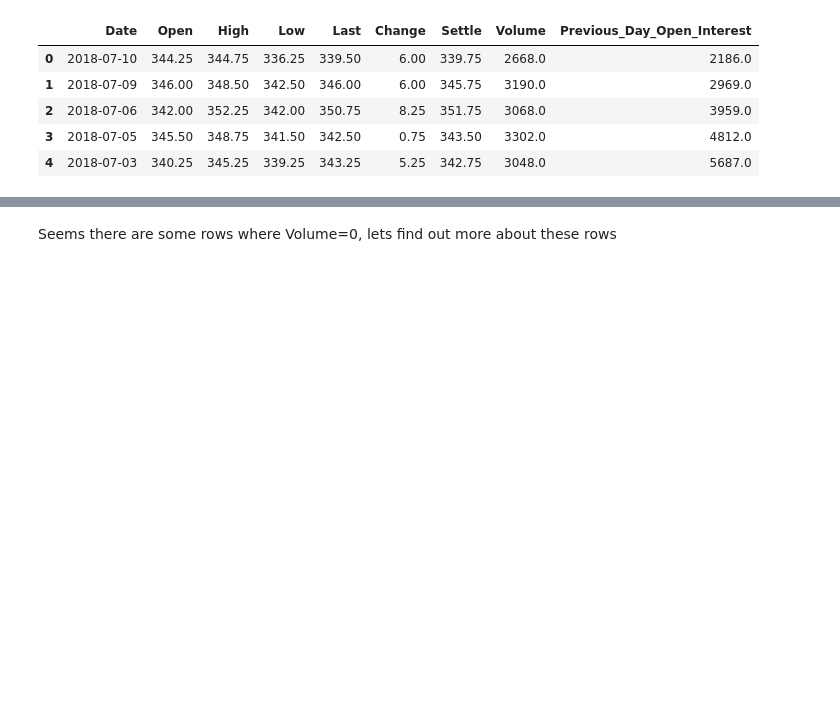
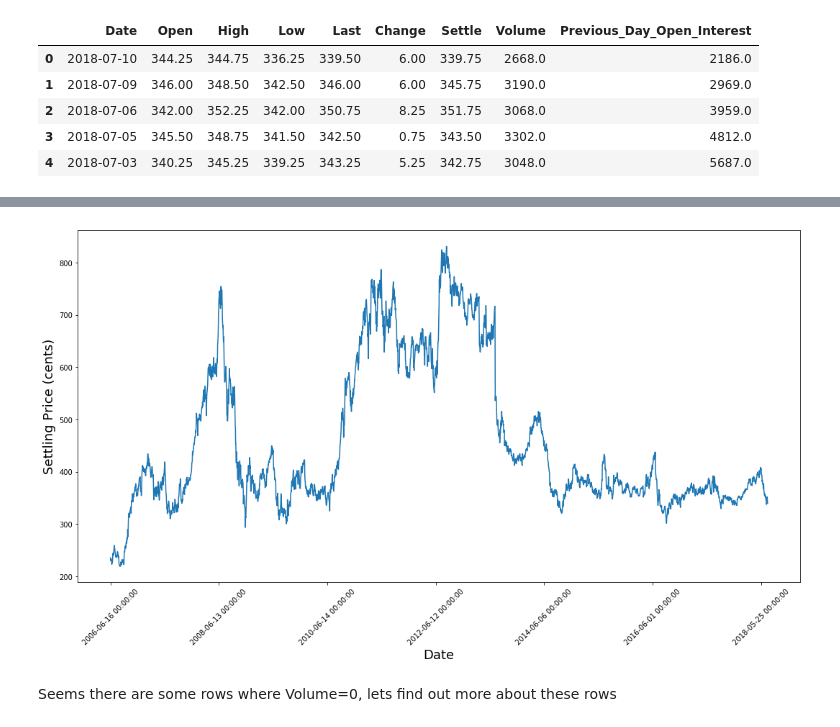
Before and after one commit to zmarozas/machine-learning, a Jupyter notebook: udacity-mlnd/grains_futures_prices_prognosticator/grains_futures_prices_prognosticator.ipynb, the cells around one changed output, grey strips where cells are left out. Saved outputs shown, nothing was run; the diff lists cells and outputs as text; code cells hidden in the pictures; blank space fills up the shorter version.

```diff
--- a/udacity-mlnd/grains_futures_prices_prognosticator/grains_futures_prices_prognosticator.ipynb
+++ b/udacity-mlnd/grains_futures_prices_prognosticator/grains_futures_prices_prognosticator.ipynb
@@ -62,3 +66,12 @@ display(df_fut_orig.describe())
+# %%
+plt.figure(figsize = (18,9))
+plt.plot(range(df_fut_orig.shape[0]),df_fut_orig['Settle'])
+plt.xticks(range(0,df_fut_orig.shape[0],500),df_fut_orig['Date'].loc[::500],rotation=45)
+plt.xlabel('Date',fontsize=18)
+plt.ylabel('Settling Price (cents)',fontsize=18)
+plt.show()
+# %% [output]
+[figure, added]
 # %% [markdown]
 Seems there are some rows where Volume=0, lets find out more about these rows
 # %%
```
Also changed, not shown: parts of 8 cells of this notebook.
